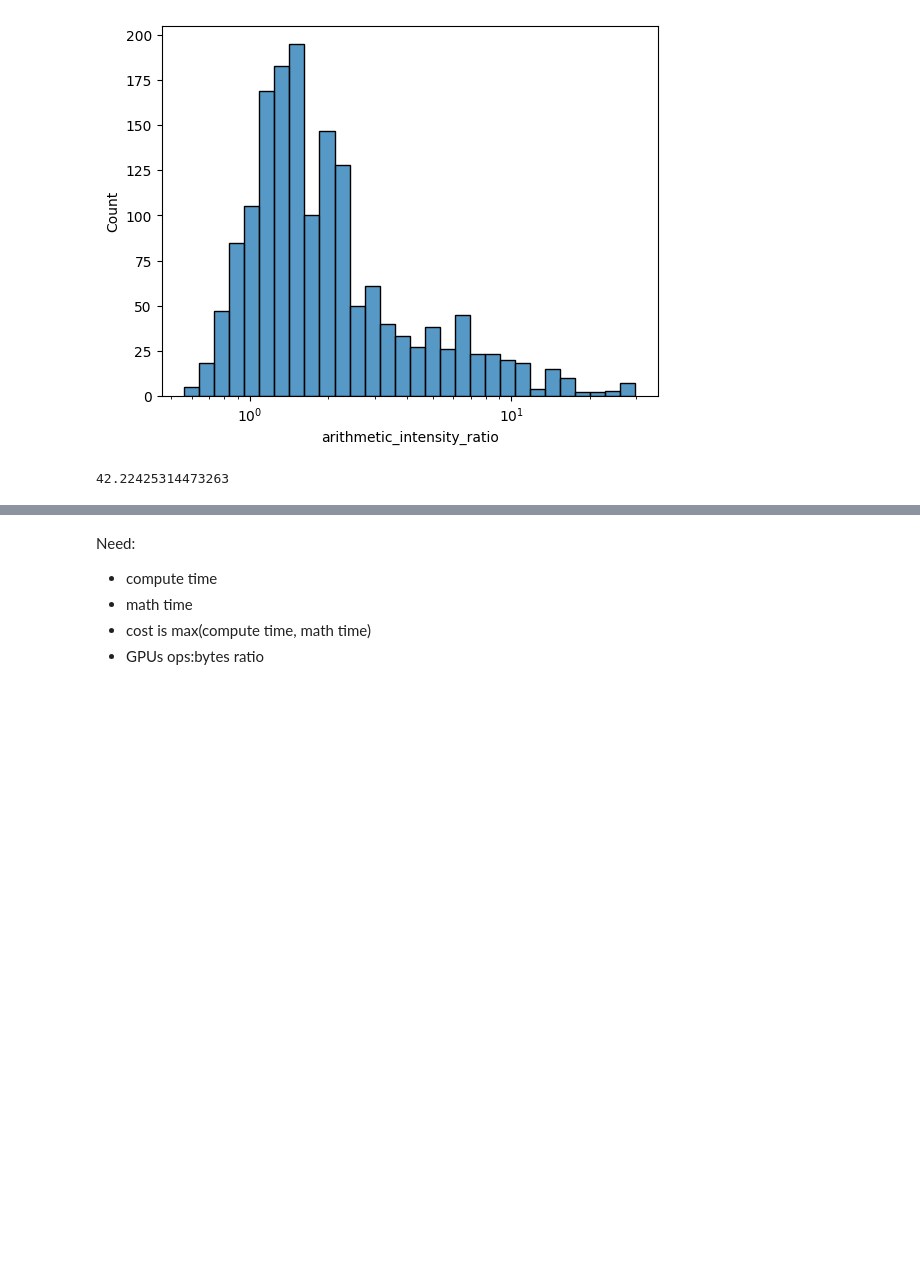
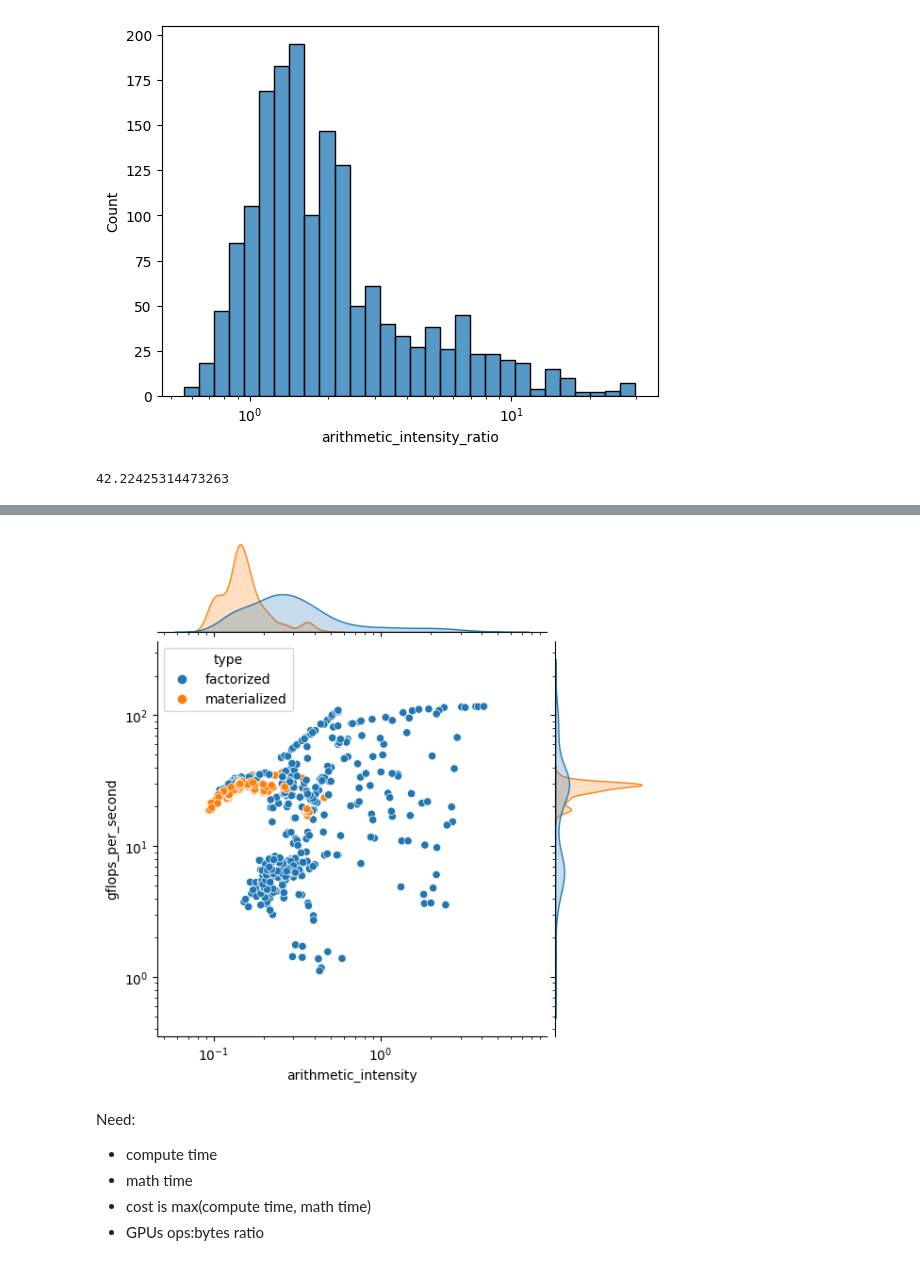
Before and after one commit to ptemarvelde/amalur-experiments, a Jupyter notebook: results/full_1/analytical_model/analytical.ipynb, the cells around one changed output, grey strips where cells are left out. Saved outputs shown, nothing was run; the diff lists cells and outputs as text; code cells hidden in the pictures; blank space fills up the shorter version.

Commit message:
profiling plots

```diff
--- a/results/full_1/analytical_model/analytical.ipynb
+++ b/results/full_1/analytical_model/analytical.ipynb
@@ -434,0 +537,23 @@ Index(['operator', 'type', 'gpu', 'dataset',
+# %%
+grid=sns.jointplot(data=with_gpu_chars[with_gpu_chars.gpu=='1660'], x='arithmetic_intensity', y='gflops_per_second', ax=ax,
+              kind='scatter',marginal_kws={'log_scale': True},
+            #   fill=True, levels=100,thresh=0.01,
+              height=6, ratio=4, space=0.1,
+              cmap="rocket_r", hue='type'
+#                     #  hue='operator'
+                     )
+# grid.figure.set_figwidth(5)
+# grid.figure.set_figheight(3.4)
+# ax=grid.ax_joint
+# ax.scatter(with_gpu_chars.mem_cost_seconds, with_gpu_chars.math_cost_seconds, s=20, facecolors='none', edgecolors='black', linewidths=0.5, alpha=0.02)
+# range = np.arange(0, 1000, 0.1)
+# sns.lineplot(x=range, y=range, color='red', linestyle='--', linewidth=1, ax=ax)
+# ax.set_xlabel(r'Memory cost (s) =$\frac{dram\_bytes\_read\_sum + dram\_bytes\_write\_sum}{memory\_throughput\_byte\_weighted\_mean}$')
+# ax.set_ylabel(r'Math cost (s) $=\frac{sm\_active\_cycles\_sum}{sm\_frequency\_weighted\_mean}$')
+# # ax.set_xlim(with_gpu_chars.math_cost_seconds.min(), with_gpu_chars.math_cost_seconds.max())
+# # ax.set_ylim(with_gpu_chars.mem_cost_seconds.min(), with_gpu_chars.mem_cost_seconds.max())
+# # ax.set_yscale('log')
+# # ax.set_xscale('log')
+# # grid.savefig("/home/pepijn/Documents/uni/y5/thesis/writing/overleaf/chapters/05_cost_estimation/figures/profiling-mem-vs-compute.pdf")
+# %% [output]
+[figure, added]
```
Also changed, not shown: parts of 5 cells of this notebook.
